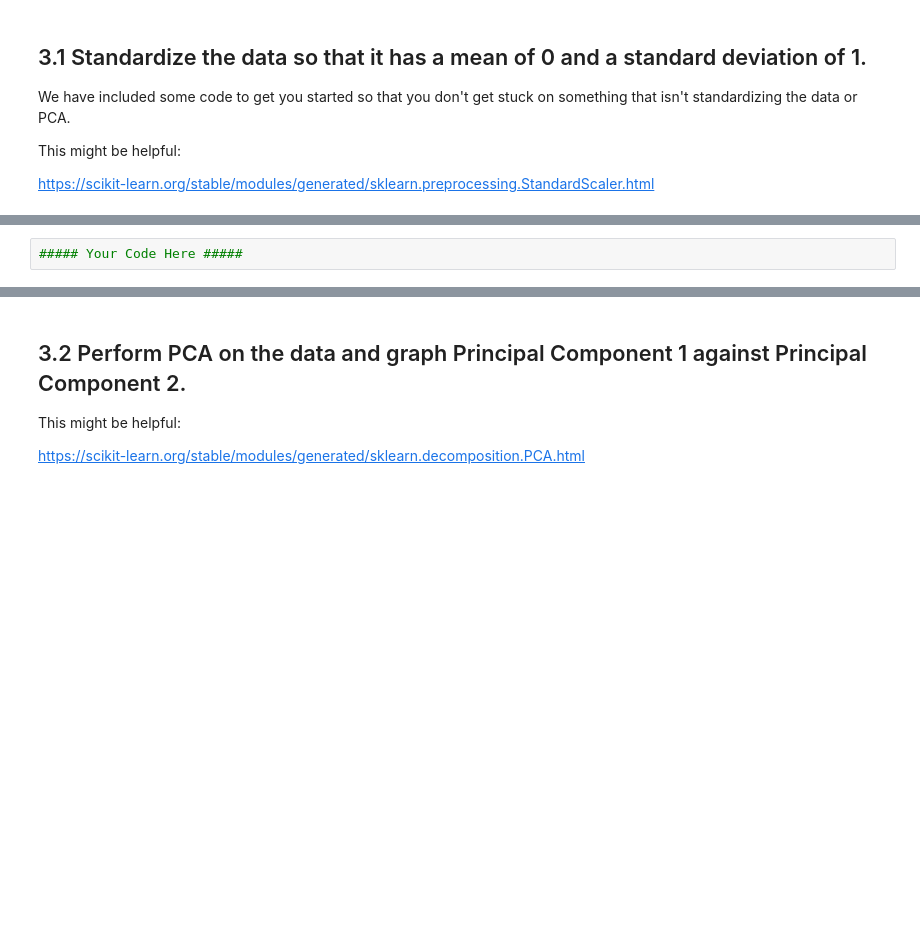
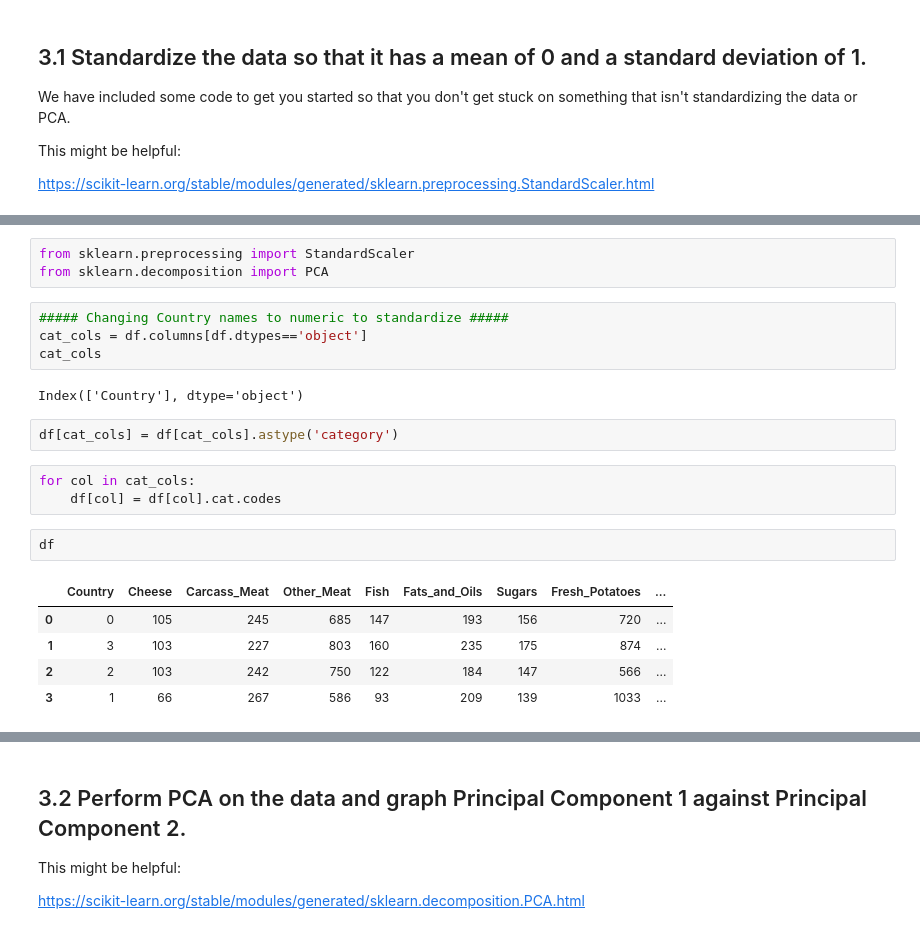
Before and after one commit to JoshuaHaga/DS-Unit-1-Sprint-3-Linear-Algebra, a Jupyter notebook: DS_Unit_1_Sprint_Challenge_3_Linear_Algebra.ipynb, the cells around one changed output, grey strips where cells are left out. Cells and saved outputs as stored; diff of their text form; blank space fills up the shorter version.

```diff
--- a/DS_Unit_1_Sprint_Challenge_3_Linear_Algebra.ipynb
+++ b/DS_Unit_1_Sprint_Challenge_3_Linear_Algebra.ipynb
@@ -214,2 +287,22 @@ df.head()
-# %%
-##### Your Code Here #####
+# %%
+from sklearn.preprocessing import StandardScaler
+from sklearn.decomposition import PCA
+# %%
+##### Changing Country names to numeric to standardize #####
+cat_cols = df.columns[df.dtypes=='object']
+cat_cols
+# %% [output]
+Index(['Country'], dtype='object')
+# %%
+df[cat_cols] = df[cat_cols].astype('category')
+# %%
+for col in cat_cols:
+    df[col] = df[col].cat.codes
+# %%
+df
+# %% [output]
+|  | Country | Cheese | Carcass_Meat | Other_Meat | Fish | Fats_and_Oils | Sugars | Fresh_Potatoes | ... |
+| 0 | 0 | 105 | 245 | 685 | 147 | 193 | 156 | 720 | ... |
+| 1 | 3 | 103 | 227 | 803 | 160 | 235 | 175 | 874 | ... |
+| 2 | 2 | 103 | 242 | 750 | 122 | 184 | 147 | 566 | ... |
+| 3 | 1 | 66 | 267 | 586 | 93 | 209 | 139 | 1033 | ... |
```
Also changed, not shown: parts of 32 cells of this notebook.
